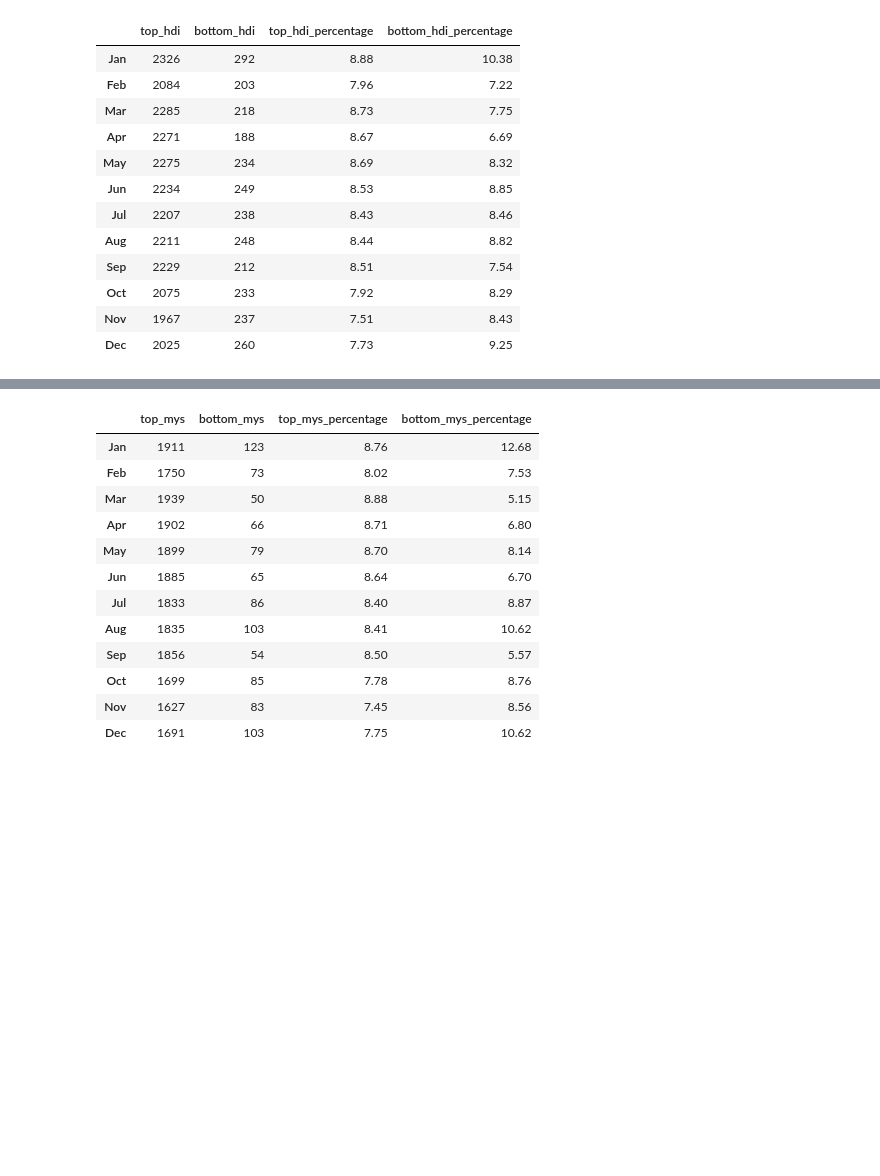
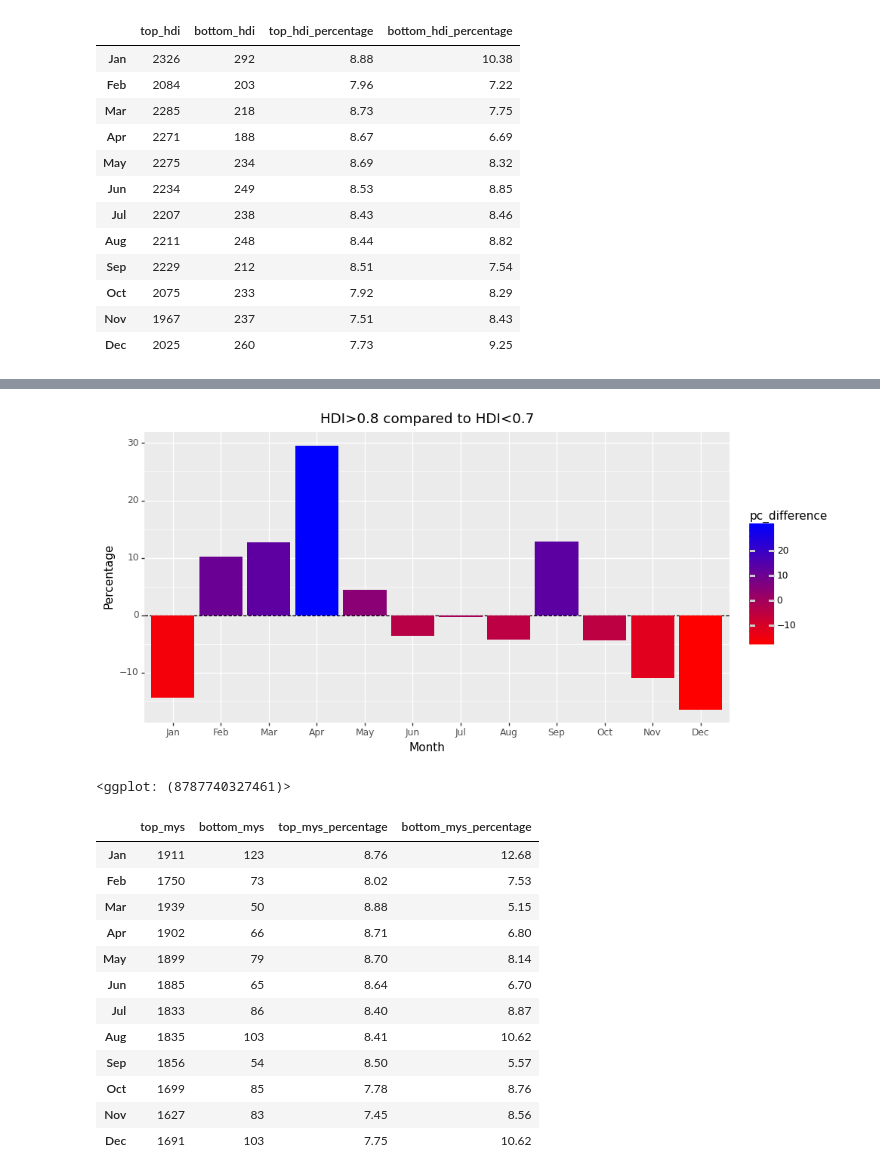
Before and after one commit to OjasSB/DS105, a Jupyter notebook: notebooks/Birth Month Analysis.ipynb, the cells around one changed output, grey strips where cells are left out. Cells and saved outputs as stored; diff of their text form; code cells hidden in the pictures; blank space fills up the shorter version.

```diff
--- a/notebooks/Birth Month Analysis.ipynb
+++ b/notebooks/Birth Month Analysis.ipynb
@@ -140,3 +175,17 @@ monthly_df
+# %%
+monthly_df['difference']=monthly_df['top_hdi_percentage']-monthly_df['bottom_hdi_percentage']
+monthly_df['pc_difference']=monthly_df['difference']/monthly_df['bottom_hdi_percentage']*100
+monthly_df['pc_difference']=monthly_df['pc_difference'].round(2)
+monthly_df
+ggplot(monthly_df,aes(x=monthly_df.index,y='pc_difference', fill='pc_difference'))\
+    + geom_hline(yintercept=0, linetype='dashed', color='black') \
+    + geom_bar(stat='identity') \
+    + labs(x='Month', y='Percentage', title='HDI>0.8 compared to HDI<0.7') \
+    + theme(figure_size=(10, 5))\
+    + scale_fill_gradient(low='red',high='blue')
+# %% [output]
+[figure, added]
+<ggplot: (8787740327461)>
 # %%
 # Analysis for mean years of schooling. Top 50 vs bottom 50 countries.
 top_mys=data.query('country in @utils.top_50_mys')
```
Also changed, not shown: parts of 18 cells of this notebook.
